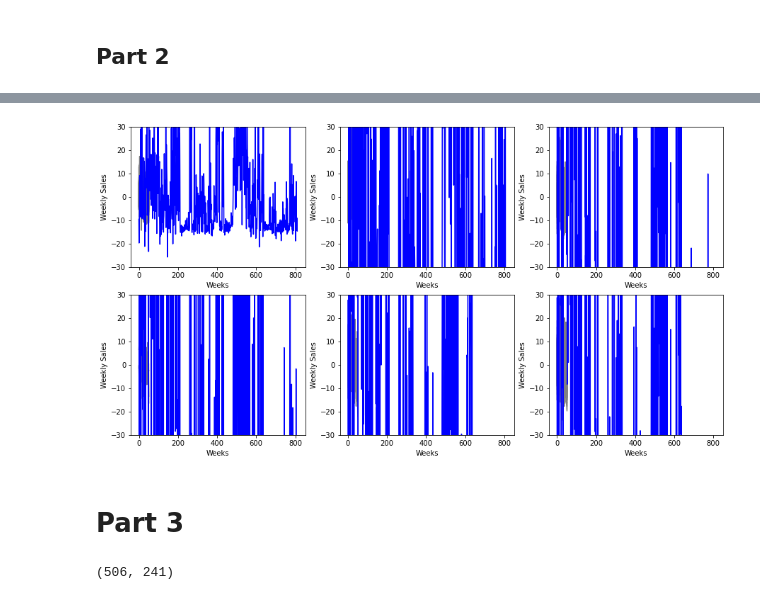
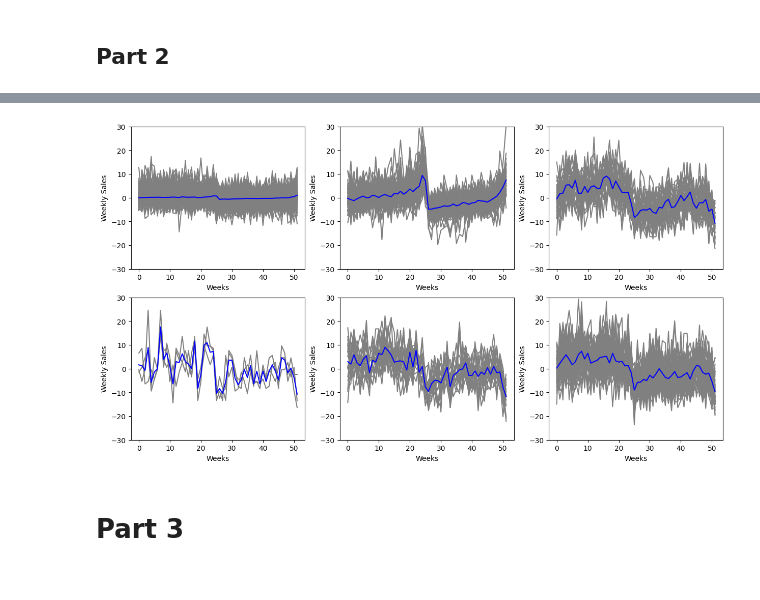
Before and after one commit to yardasol/stat542-ca3, a Jupyter notebook: Assignment_3_7568_yardasol.ipynb, the cells around one changed output, grey strips where cells are left out. Saved outputs shown, nothing was run; the diff lists cells and outputs as text; code cells hidden in the pictures.

```diff
--- a/Assignment_3_7568_yardasol.ipynb
+++ b/Assignment_3_7568_yardasol.ipynb
@@ -96,7 +97,9 @@ from sklearn.cluster import KMeans
 RANDOM_SEED=7568
 # %%
 df = pd.read_csv('Sales_Transactions_Dataset_Weekly.csv')
-cdf = df.loc[:, 'W0':'W51']
+data = df.loc[:, 'W0':'W51']
+cdf = (data.T - data.mean(axis=1)).T
+X = cdf.values
 # %%
 X = cdf.to_numpy()
 X = X - np.mean(X, axis=1).reshape(-1,1)
@@ -124,27 +127,29 @@ for i in range(0, np.shape(cluster_ts)[1]):
 # %% [output]
 [figure]
 # %%
+
+
 C = KMeans(n_clusters=6, random_state=RANDOM_SEED)
 cluster_idx = C.fit_predict(X)
 # Time series are columns of cluster_ts
-cluster_ts = X@C.cluster_centers_.T
 
 fig, ax = plt.subplots(2,3, figsize=(15,8))
-for i in range(0, np.shape(cluster_ts)[1]):
+for i in range(len(C.cluster_centers_)):
     axi = ax.flatten()[i]
     cluster_idx_i = np.where(cluster_idx == i)[0]
     for j in cluster_idx_i:
         axi.plot(X[j,:], color='gray')
-    axi.plot(cluster_ts[:,i] - np.mean(cluster_ts[:,i]), color='blue')
+
+    centered_time_series = C.cluster_centers_[i]
+
+    axi.plot(centered_time_series, color='blue')
     axi.set_ylim(-30, 30)
     axi.set_ylabel('Weekly Sales')
     axi.set_xlabel('Weeks')
 # %% [output]
-[figure, old version]
+[figure, new version]
 # %% [markdown]
 # Part 3
 # %%
 np.shape(X)
-# %% [output]
-(506, 241)
 # %%
```
Also changed, not shown: parts of 6 cells of this notebook.
